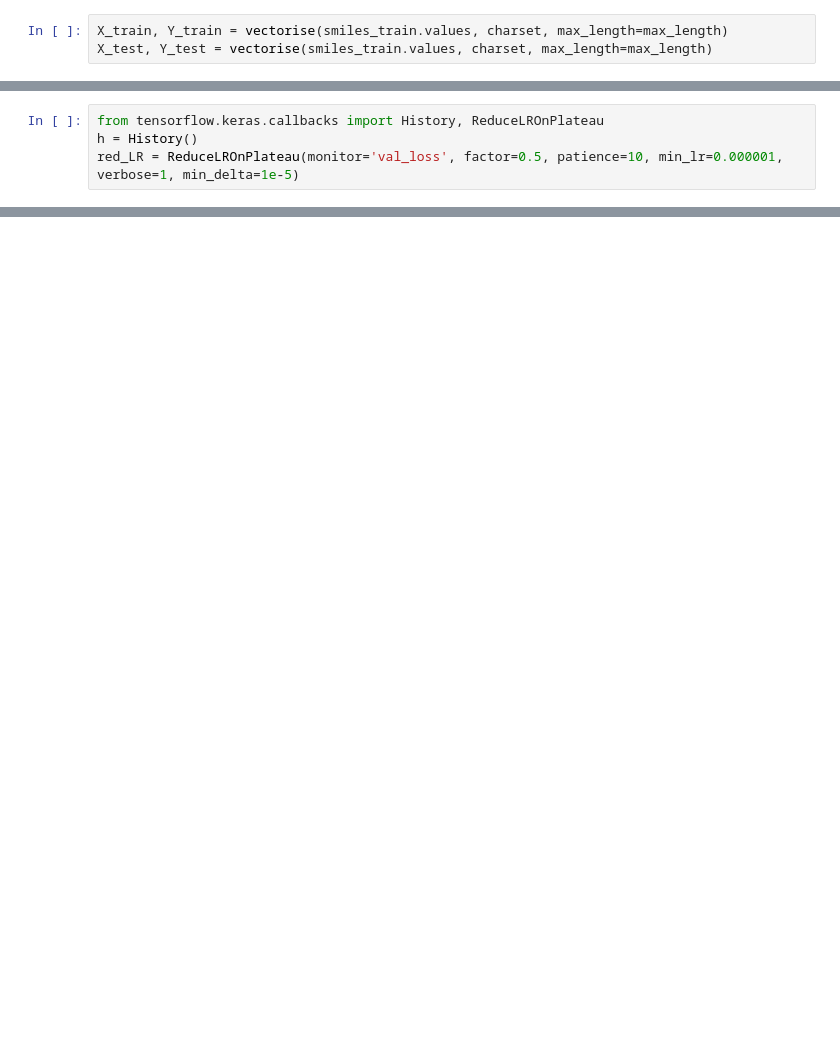
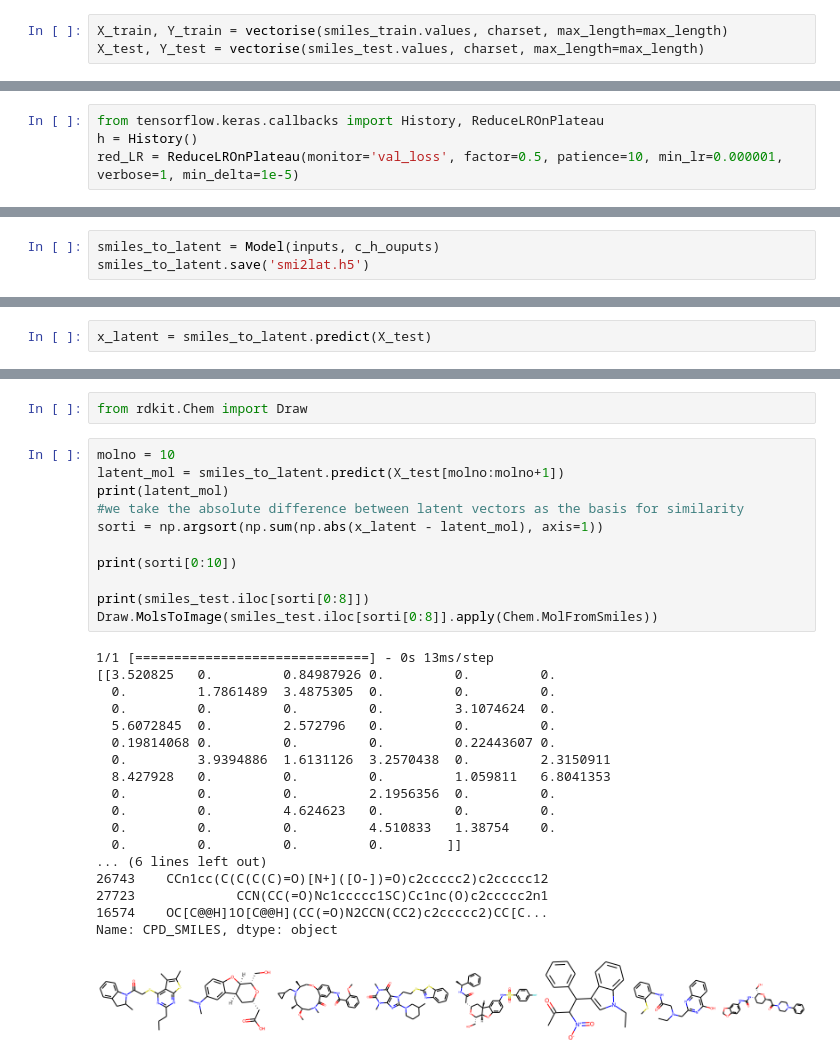
Before and after one commit to gentlelentil/assay_ML, a Jupyter notebook: RNN_denovo/RNN_de_novo.ipynb, the cells around one changed output, grey strips where cells are left out. Cells and saved outputs as stored; diff of their text form; blank space fills up the shorter version.

```diff
--- a/RNN_denovo/RNN_de_novo.ipynb
+++ b/RNN_denovo/RNN_de_novo.ipynb
@@ -157,7 +160,7 @@ def vectorise(smiles, charset, max_length=300):
         return one_hot[:,0:-1,:], one_hot[:,1:,:]
 # %%
 X_train, Y_train = vectorise(smiles_train.values, charset, max_length=max_length)
-X_test, Y_test = vectorise(smiles_train.values, charset, max_length=max_length)
+X_test, Y_test = vectorise(smiles_test.values, charset, max_length=max_length)
 # %%
 test_smi = X_train[0]
 # %%
@@ -269,0 +288,3 @@ model.fit([X_train,X_train],Y_train,
+# %%
+smiles_to_latent = Model(inputs, c_h_ouputs)
+smiles_to_latent.save('smi2lat.h5')
@@ -269,0 +344,2 @@ model.fit([X_train,X_train],Y_train,
+# %%
+x_latent = smiles_to_latent.predict(X_test)
@@ -269,0 +348,32 @@ model.fit([X_train,X_train],Y_train,
+# %%
+from rdkit.Chem import Draw
+# %%
+molno = 10
+latent_mol = smiles_to_latent.predict(X_test[molno:molno+1])
+print(latent_mol)
+#we take the absolute difference between latent vectors as the basis for similarity
+sorti = np.argsort(np.sum(np.abs(x_latent - latent_mol), axis=1))
+
+print(sorti[0:10])
+
+print(smiles_test.iloc[sorti[0:8]])
+Draw.MolsToImage(smiles_test.iloc[sorti[0:8]].apply(Chem.MolFromSmiles))
+# %% [output]
+1/1 [==============================] - 0s 13ms/step
+[[3.520825   0.         0.84987926 0.         0.         0.
+  0.         1.7861489  3.4875305  0.         0.         0.
+  0.         0.         0.         0.         3.1074624  0.
+  5.6072845  0.         2.572796   0.         0.         0.
+  0.19814068 0.         0.         0.         0.22443607 0.
+  0.         3.9394886  1.6131126  3.2570438  0.         2.3150911
+  8.427928   0.         0.         0.         1.059811   6.8041353
+  0.         0.         0.         2.1956356  0.         0.
+  0.         0.         4.624623   0.         0.         0.
+  0.         0.         0.         4.510833   1.38754    0.
+  0.         0.         0.         0.        ]]
+... (6 lines left out)
+26743    CCn1cc(C(C(C(C)=O)[N+]([O-])=O)c2ccccc2)c2ccccc12
+27723             CCN(CC(=O)Nc1ccccc1SC)Cc1nc(O)c2ccccc2n1
+16574    OC[C@@H]1O[C@@H](CC(=O)N2CCN(CC2)c2ccccc2)CC[C...
+Name: CPD_SMILES, dtype: object
+[figure, added]
```
Also changed, not shown: parts of 25 cells of this notebook, 6 other files.
